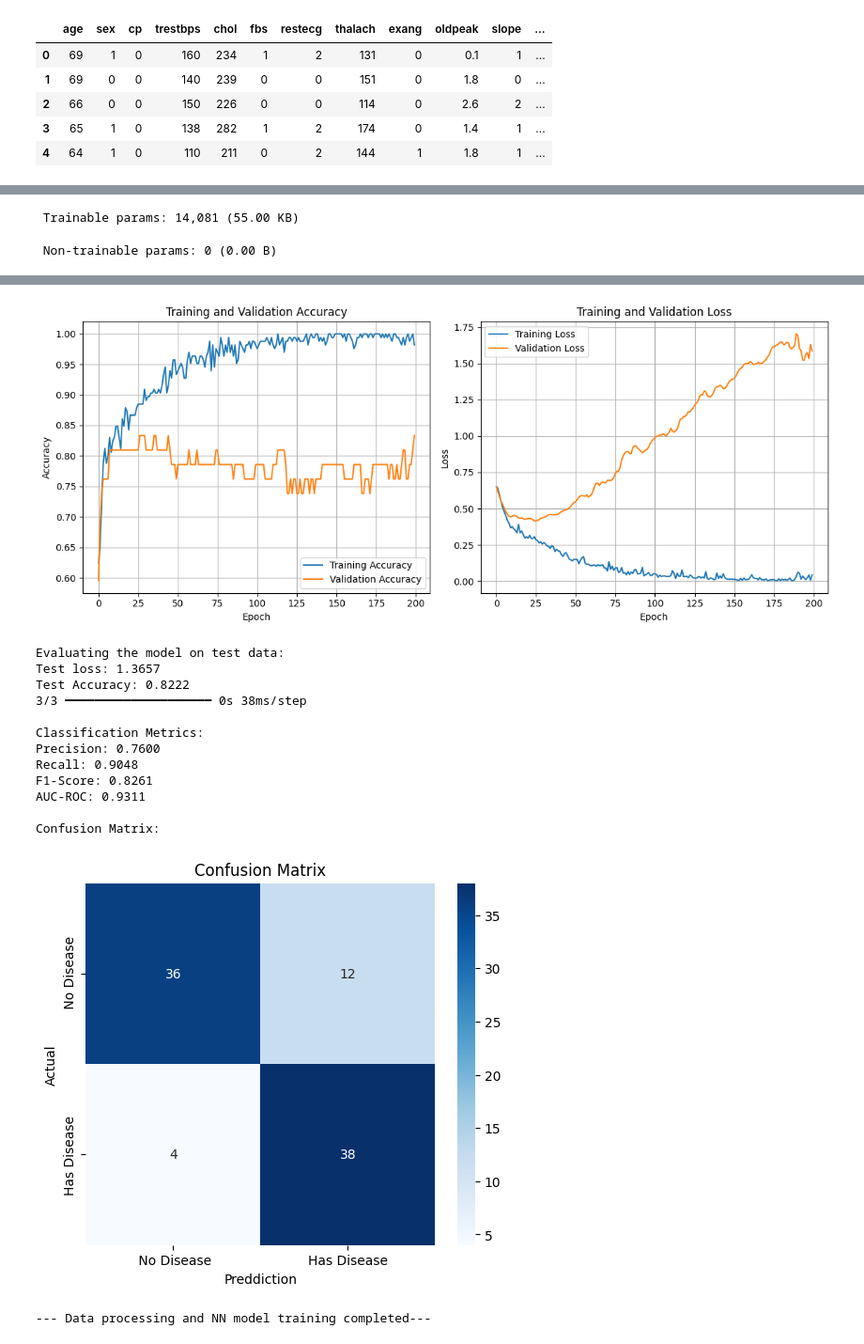
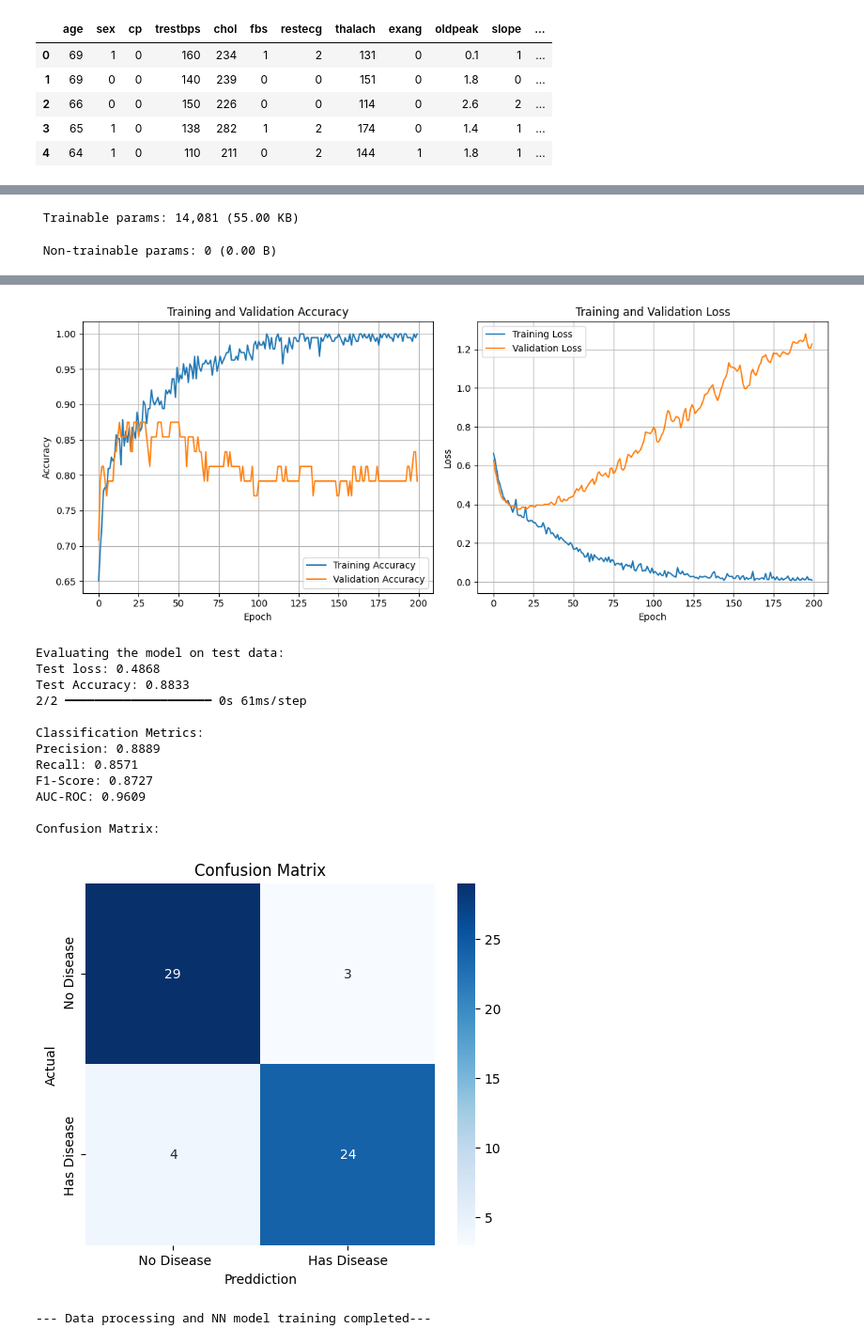
Before and after one commit to PiyushJimiwal/Heart_Disease_prediction, a Jupyter notebook: Heart_Disease_Pridiction_Model.ipynb, the cells around one changed output, grey strips where cells are left out. Shown: that part at 94% size. Cells and saved outputs as stored; diff of their text form; code cells hidden in the pictures.

```diff
--- a/Heart_Disease_Pridiction_Model.ipynb
+++ b/Heart_Disease_Pridiction_Model.ipynb
@@ -217,7 +216,7 @@ def preprocess_features(df, target_column):
 
 # --- split Data ---
 
-def split_data(X, y, test_size=0.3, random_state=101):
+def split_data(X, y, test_size=0.2, random_state=42):
     """
     Splits the data into training and testing sets.
     Uses stratify=y to ensure the same class distribution in both sets.
@@ -506,15 +505,15 @@ Epoch 200/200
-[figure, old version]
+[figure, new version]
 Evaluating the model on test data:
-Test loss: 1.3657
-Test Accuracy: 0.8222
-3/3 ━━━━━━━━━━━━━━━━━━━━ 0s 38ms/step
+Test loss: 0.4868
+Test Accuracy: 0.8833
+2/2 ━━━━━━━━━━━━━━━━━━━━ 0s 61ms/step
 
 Classification Metrics:
-Precision: 0.7600
-Recall: 0.9048
-F1-Score: 0.8261
-AUC-ROC: 0.9311
+Precision: 0.8889
+Recall: 0.8571
+F1-Score: 0.8727
+AUC-ROC: 0.9609
 
 Confusion Matrix:
-[figure, old version]
+[figure, new version]
 --- Data processing and NN model training completed---
```
Also changed, not shown: parts of 3 cells of this notebook.
